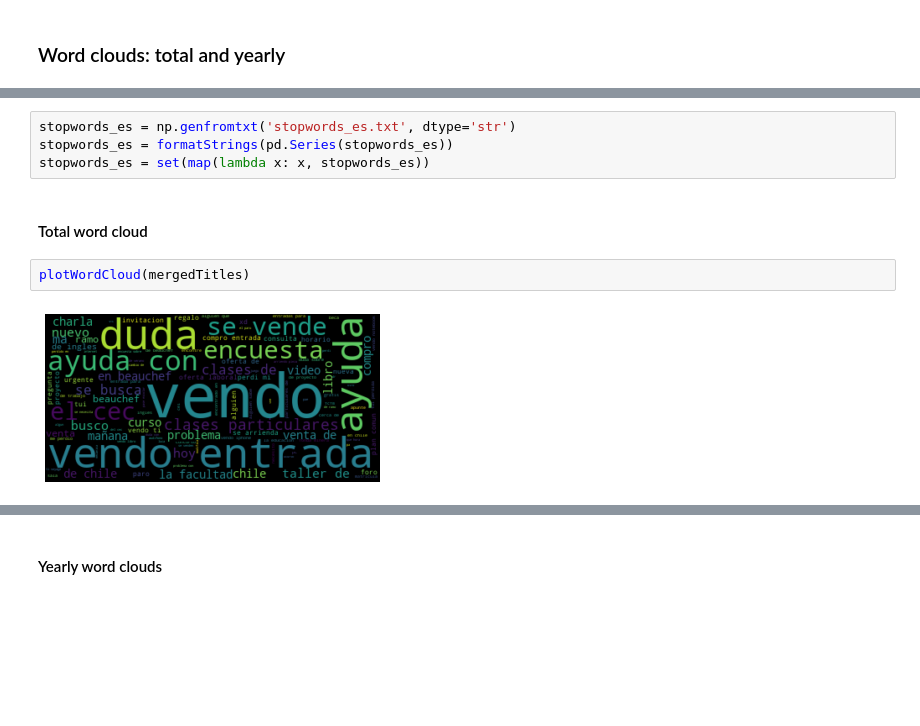
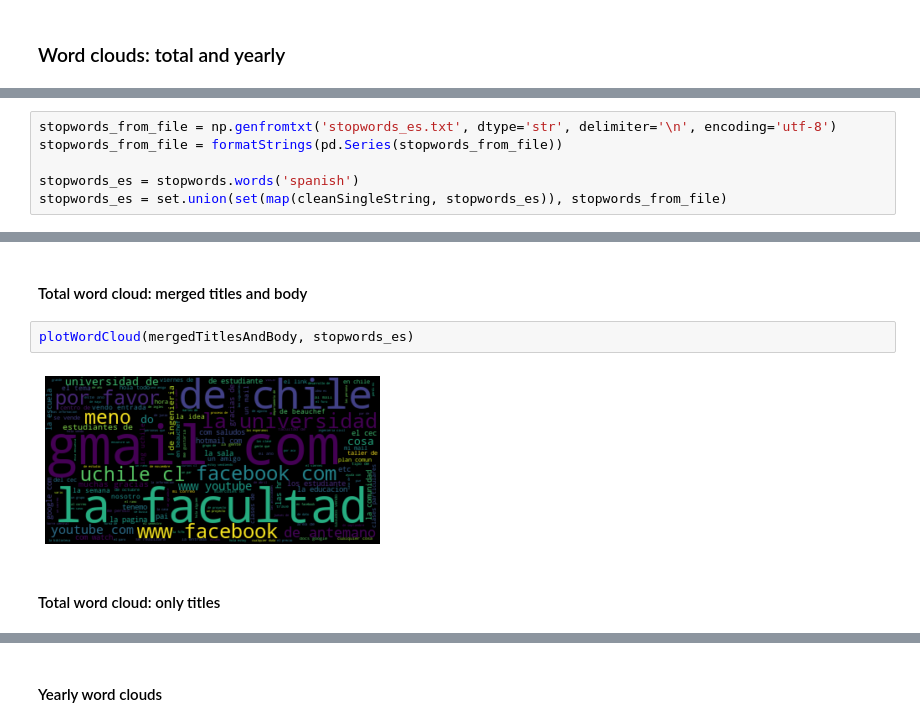
Before and after one commit to martinKindall/forum_analysis_wordclouds, a Jupyter notebook: Forum_analysis.ipynb, the cells around one changed output, grey strips where cells are left out. Drawn from its saved outputs; the diff is of its cells as text; blank space fills up the shorter version.

```diff
--- a/Forum_analysis.ipynb
+++ b/Forum_analysis.ipynb
@@ -95,0 +108,6 @@ last_decade_titles_count
+# %%
+stopwords_from_file = np.genfromtxt('stopwords_es.txt', dtype='str', delimiter='\n', encoding='utf-8')
+stopwords_from_file = formatStrings(pd.Series(stopwords_from_file))
+
+stopwords_es = stopwords.words('spanish')
+stopwords_es = set.union(set(map(cleanSingleString, stopwords_es)), stopwords_from_file)
@@ -103,10 +122,8 @@ mergedTitles[0:200]
-# %%
-stopwords_es = np.genfromtxt('stopwords_es.txt', dtype='str')
-stopwords_es = formatStrings(pd.Series(stopwords_es))
-stopwords_es = set(map(lambda x: x, stopwords_es))
+# %% [markdown]
+#### Total word cloud: merged titles and body
+# %%
+plotWordCloud(mergedTitlesAndBody, stopwords_es)
+# %% [output]
+[figure, added]
 # %% [markdown]
-#### Total word cloud
+#### Total word cloud: only titles
-# %%
-plotWordCloud(mergedTitles)
-# %% [output]
-[figure, removed]
```
Also changed, not shown: parts of 14 cells of this notebook, 2 other files.
